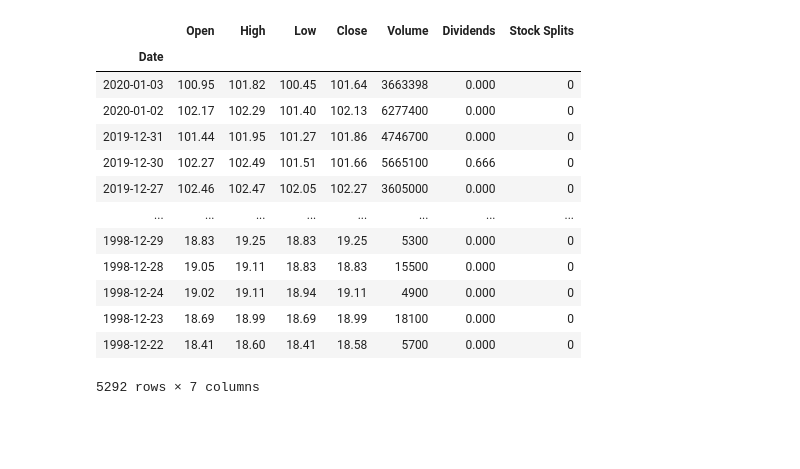
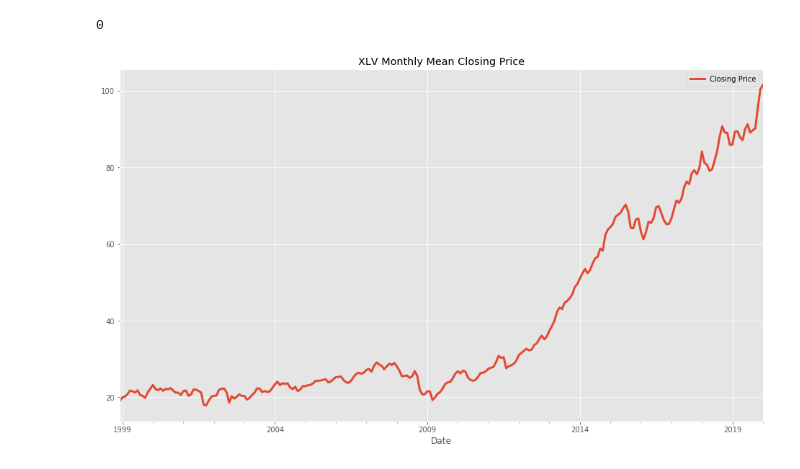
Before and after one commit to andrewcole33/xlv_time_series_analysis, a Jupyter notebook: XLV_time_series.ipynb, the cells around one changed output. Drawn from its saved outputs; the diff is of its cells as text; code cells hidden in the pictures; blank space fills up the shorter version.

Commit message:
Detrend, resample, and  difference XLV 'close' price

```diff
--- a/XLV_time_series.ipynb
+++ b/XLV_time_series.ipynb
@@ -4,3 +24,6 @@ import pandas as pd
 # %%
 xlv = yf.Ticker('XLV')
-xlv_hist = xlv.history(period = 'max', actions = True)
+xlv_hist = xlv.history(period = 'max', actions = False)
+xlv_hist['Change'] = xlv_hist['Close'] - xlv_hist['Open']
+xlv_hist['Volume'] = xlv_hist.Volume.astype('float64')
+xlv_hist.head()
@@ -9,17 +38,18 @@ xlv_hist = xlv_hist.iloc[::-1]
-# %%
-xlv_hist
-# %% [output]
-|  | Open | High | Low | Close | Volume | Dividends | Stock Splits |
-| Date |  |  |  |  |  |  |  |
-| 2020-01-03 | 100.95 | 101.82 | 100.45 | 101.64 | 3663398 | 0.000 | 0 |
-| 2020-01-02 | 102.17 | 102.29 | 101.40 | 102.13 | 6277400 | 0.000 | 0 |
-| 2019-12-31 | 101.44 | 101.95 | 101.27 | 101.86 | 4746700 | 0.000 | 0 |
-| 2019-12-30 | 102.27 | 102.49 | 101.51 | 101.66 | 5665100 | 0.666 | 0 |
-| 2019-12-27 | 102.46 | 102.47 | 102.05 | 102.27 | 3605000 | 0.000 | 0 |
-| ... | ... | ... | ... | ... | ... | ... | ... |
-| 1998-12-29 | 18.83 | 19.25 | 18.83 | 19.25 | 5300 | 0.000 | 0 |
-| 1998-12-28 | 19.05 | 19.11 | 18.83 | 18.83 | 15500 | 0.000 | 0 |
-| 1998-12-24 | 19.02 | 19.11 | 18.94 | 19.11 | 4900 | 0.000 | 0 |
-| 1998-12-23 | 18.69 | 18.99 | 18.69 | 18.99 | 18100 | 0.000 | 0 |
-| 1998-12-22 | 18.41 | 18.60 | 18.41 | 18.58 | 5700 | 0.000 | 0 |
-5292 rows × 7 columns
+# %%
+xlv_hist = xlv_hist.iloc[::-1]
+xlv_hist_monthly = xlv_hist['Close'].resample('MS')
+xlv_monthly_mean = xlv_hist_monthly.mean()
+xlv_monthly_mean.isnull().sum()
+# %% [output]
+0
+# %%
+plt.style.use('ggplot')
+fig = plt.figure(figsize = (16,9))
+xlv_monthly_mean.plot(linewidth = 3, label = 'Closing Price')
+plt.title('XLV Monthly Mean Closing Price')
+plt.legend()
+plt.show()
+
+#There is an upwards Trend
+# %% [output]
+[figure, added]
```
Also changed, not shown: parts of 12 cells of this notebook.
